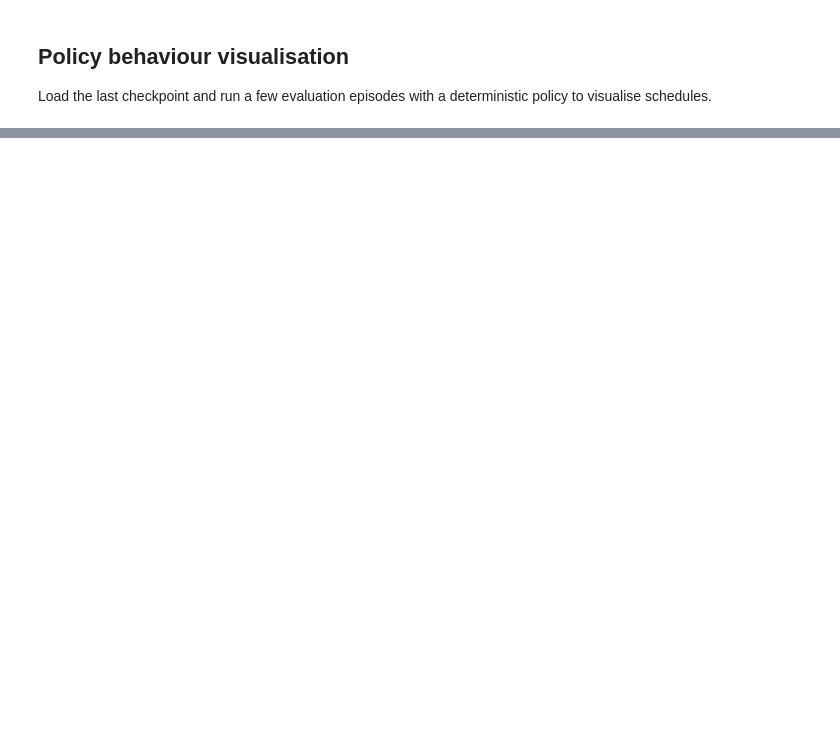
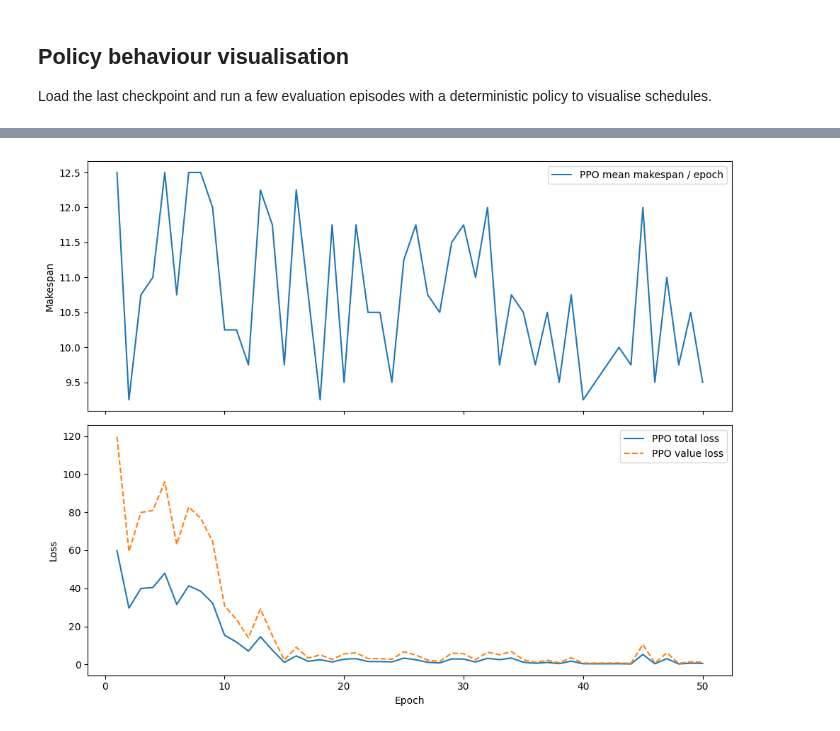
Before and after one commit to Katakuri004/Flexible-Job-shop-Scheduling, a Jupyter notebook: notebooks/marl_training.ipynb, the cells around one changed output, grey strips where cells are left out. Drawn from its saved outputs; the diff is of its cells as text; code cells hidden in the pictures; blank space fills up the shorter version.

Commit message:
marl-training updated

```diff
--- a/notebooks/marl_training.ipynb
+++ b/notebooks/marl_training.ipynb
@@ -142,0 +283,20 @@ plt.show()
+# %%
+from src.ppo_training import PPOConfig, run_ppo_training
+
+ppo_config = PPOConfig(
+    instance_path=instance_path,
+    seed_config=SeedConfig(base_seed=21000),
+    num_epochs=50,           # keep small so it runs quickly
+    episodes_per_epoch=4,
+    max_steps_per_episode=64,
+    ppo_update_iters=4,
+    device="cuda" if torch.cuda.is_available() else "cpu",
+)
+
+ppo_metrics = run_ppo_training(ppo_config)
+
+epoch_losses = np.array(ppo_metrics["epoch_losses"])
+epoch_value_losses = np.array(ppo_metrics["epoch_value_losses"])
+epoch_mean_makespans = np.array(ppo_metrics["epoch_mean_makespans"])
+
+epoch_losses[:5], epoch_mean_makespans[:5]
@@ -142,0 +312,19 @@ plt.show()
+# %%
+fig, axes = plt.subplots(2, 1, figsize=(10, 8), sharex=True)
+
+epochs = np.arange(1, len(epoch_losses) + 1)
+
+axes[0].plot(epochs, epoch_mean_makespans, label="PPO mean makespan / epoch")
+axes[0].set_ylabel("Makespan")
+axes[0].legend()
+
+axes[1].plot(epochs, epoch_losses, label="PPO total loss")
+axes[1].plot(epochs, epoch_value_losses, label="PPO value loss", linestyle="--")
+axes[1].set_xlabel("Epoch")
+axes[1].set_ylabel("Loss")
+axes[1].legend()
+
+fig.tight_layout()
+plt.show()
+# %% [output]
+[figure, added]
```
Also changed, not shown: parts of 10 cells of this notebook, 14 other files.
